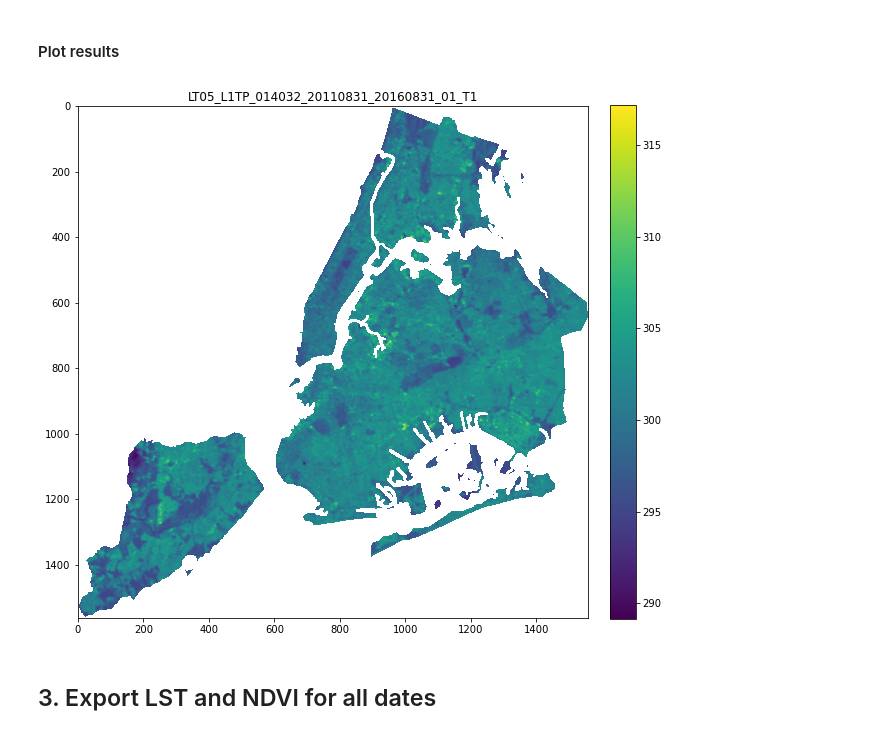
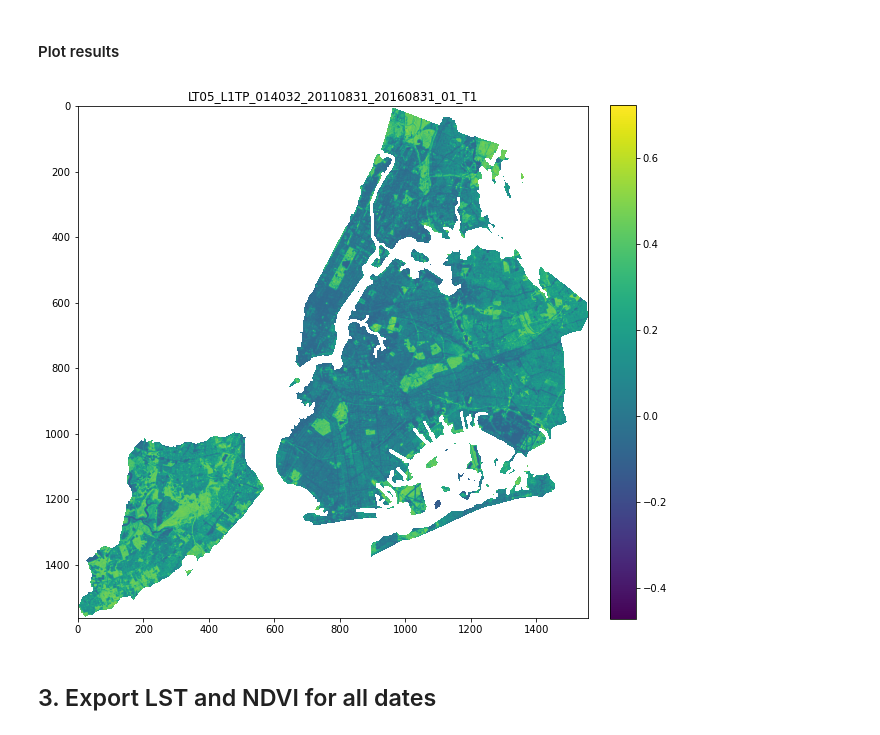
Before and after one commit to aderras/nyc-lst-ndvi, a Jupyter notebook: 00-notebooks/3_compute_lst_ndvi_l5.ipynb, the cells around one changed output. Saved outputs shown, nothing was run; the diff lists cells and outputs as text; code cells hidden in the pictures.

```diff
--- a/00-notebooks/3_compute_lst_ndvi_l5.ipynb
+++ b/00-notebooks/3_compute_lst_ndvi_l5.ipynb
@@ -182,17 +245,17 @@ exportname_ndvi = DIR_NDVI_CLIPPED_NYC + "/ndvi_" + \
 #### Plot results
 # %%
 # Plot the test band
-object_to_plot = lst # OPTIONS: lst, ndvi, bandX_test, toa, bt, vf, emiss
+object_to_plot = ndvi # OPTIONS: lst, ndvi, bandX_test, toa, bt, vf, emiss
 ##########################################################################
 fig = plt.figure(figsize=(10, 10))
 im = plt.imshow(object_to_plot)#, cmap="RdYlBu")#,vmin=-1,vmax=1)
 plt.colorbar(im, fraction=0.046, pad=0.04)
-plt.title(get_original_landsat_name(band6_filenames[select]))
-plt.savefig(DIR_FIGS + "/lst_"+get_original_landsat_name(\
+plt.title(get_landsat_identifier(band6_filenames[select]))
+plt.savefig(DIR_FIGS + "/lst_"+get_landsat_identifier(\
                                         band6_filenames[select]) + ".png")
 plt.show()
 # %% [output]
-[figure, old version]
+[figure, new version]
 # %% [markdown]
 ## 3. Export LST and NDVI for all dates <a id="export"></a>
 # %%
```
Also changed, not shown: parts of 5 cells of this notebook, 1 other file.
